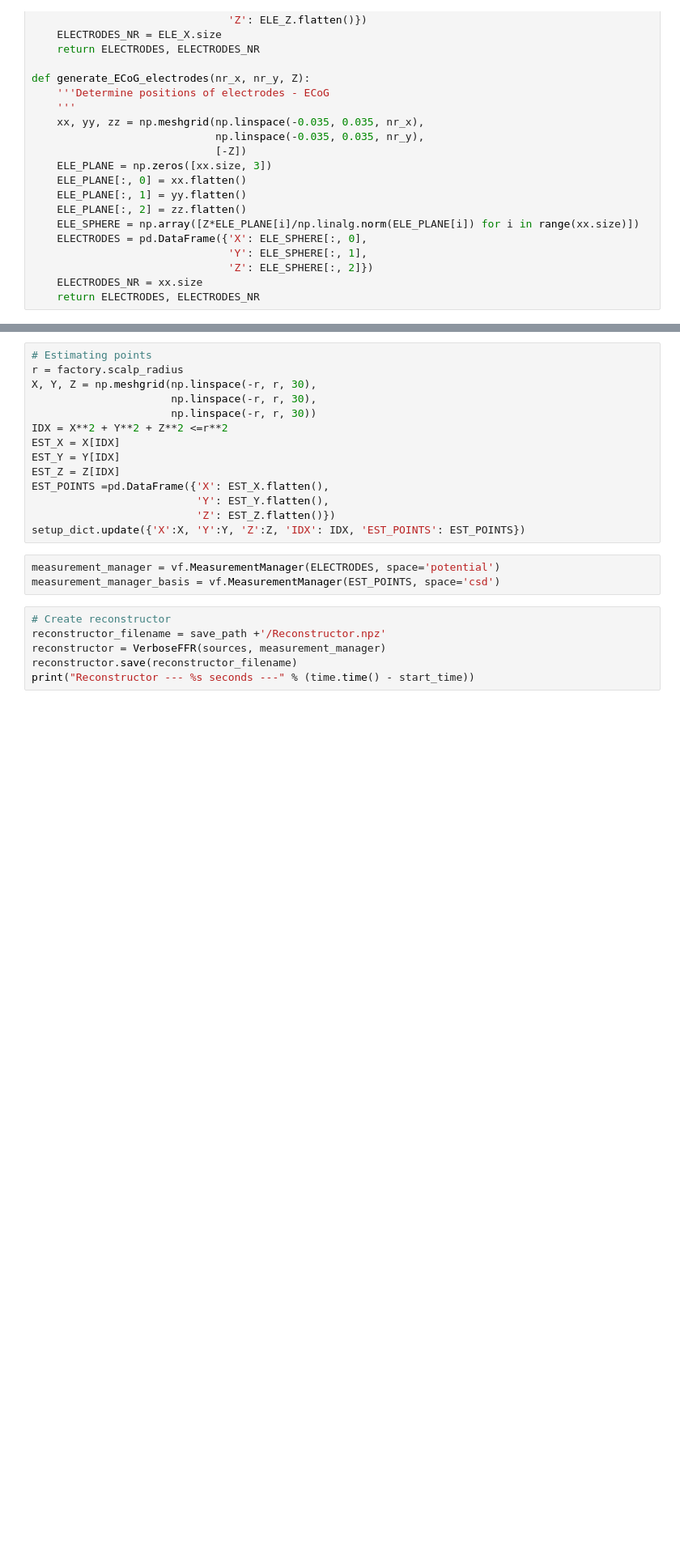
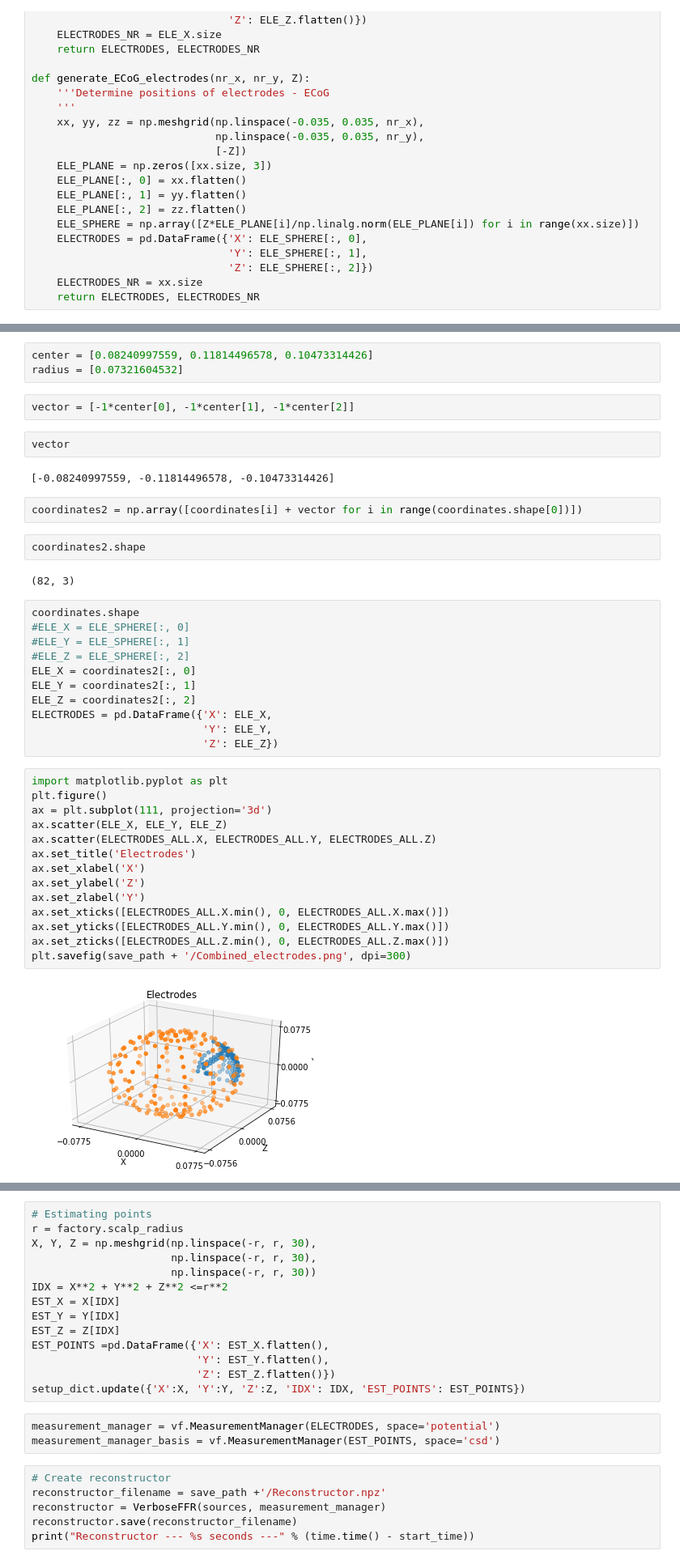
Before and after one commit to Neuroinflab/kESI, a Jupyter notebook: extras/validation/reconstruction_with_cv.ipynb, the cells around one changed output, grey strips where cells are left out. Shown at 81% size. Saved outputs shown, nothing was run; the diff lists cells and outputs as text; blank space fills up the shorter version.

Commit message:
Realistic setup of electrodes - cortical and depth electrodes.

```diff
--- a/extras/validation/reconstruction_with_cv.ipynb
+++ b/extras/validation/reconstruction_with_cv.ipynb
@@ -93,3 +149,45 @@ print("Sources --- %s seconds ---" % (time.time() - start_time))
+# %%
+center = [0.08240997559, 0.11814496578, 0.10473314426]
+radius = [0.07321604532]
+# %%
+vector = [-1*center[0], -1*center[1], -1*center[2]]
+# %%
+vector
+# %% [output]
+[-0.08240997559, -0.11814496578, -0.10473314426]
+# %%
+coordinates2 = np.array([coordinates[i] + vector for i in range(coordinates.shape[0])])
+# %%
+coordinates2.shape
+# %% [output]
+(82, 3)
+# %%
+coordinates.shape
+#ELE_X = ELE_SPHERE[:, 0]
+#ELE_Y = ELE_SPHERE[:, 1]
+#ELE_Z = ELE_SPHERE[:, 2]
+ELE_X = coordinates2[:, 0]
+ELE_Y = coordinates2[:, 1]
+ELE_Z = coordinates2[:, 2]
+ELECTRODES = pd.DataFrame({'X': ELE_X,
+                           'Y': ELE_Y,
+                           'Z': ELE_Z})
+# %%
+import matplotlib.pyplot as plt
+plt.figure()
+ax = plt.subplot(111, projection='3d')
+ax.scatter(ELE_X, ELE_Y, ELE_Z)
+ax.scatter(ELECTRODES_ALL.X, ELECTRODES_ALL.Y, ELECTRODES_ALL.Z)
+ax.set_title('Electrodes')
+ax.set_xlabel('X')
+ax.set_ylabel('Z')
+ax.set_zlabel('Y')
+ax.set_xticks([ELECTRODES_ALL.X.min(), 0, ELECTRODES_ALL.X.max()])
+ax.set_yticks([ELECTRODES_ALL.Y.min(), 0, ELECTRODES_ALL.Y.max()])
+ax.set_zticks([ELECTRODES_ALL.Z.min(), 0, ELECTRODES_ALL.Z.max()])
+plt.savefig(save_path + '/Combined_electrodes.png', dpi=300)
+# %% [output]
+[figure, added]
 # %%
 ele_type = 'ECoG'
 
```
Also changed, not shown: parts of 31 cells of this notebook.
